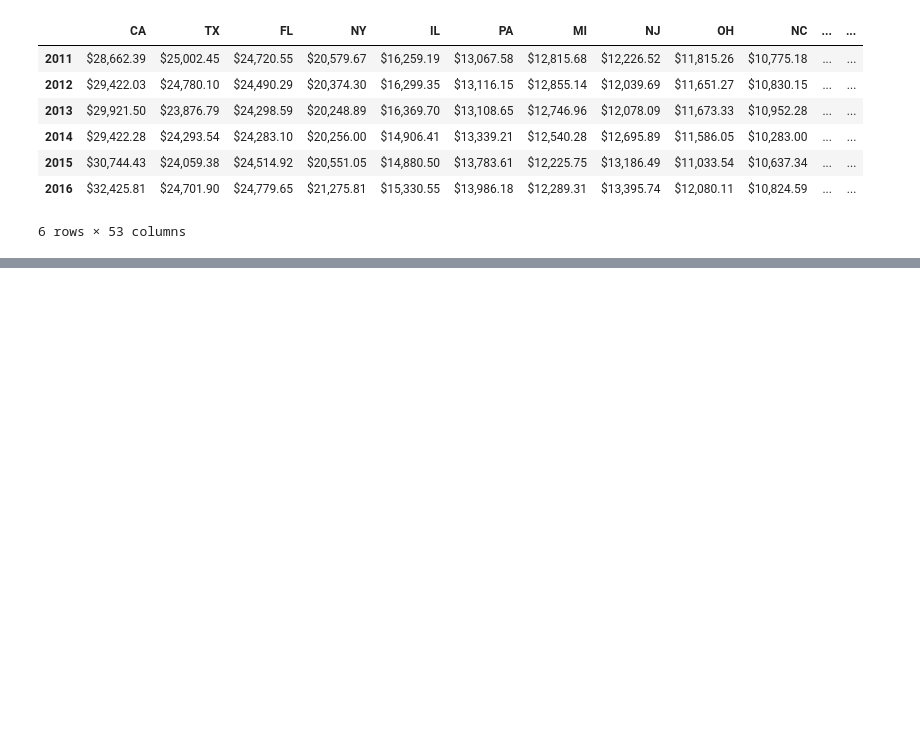
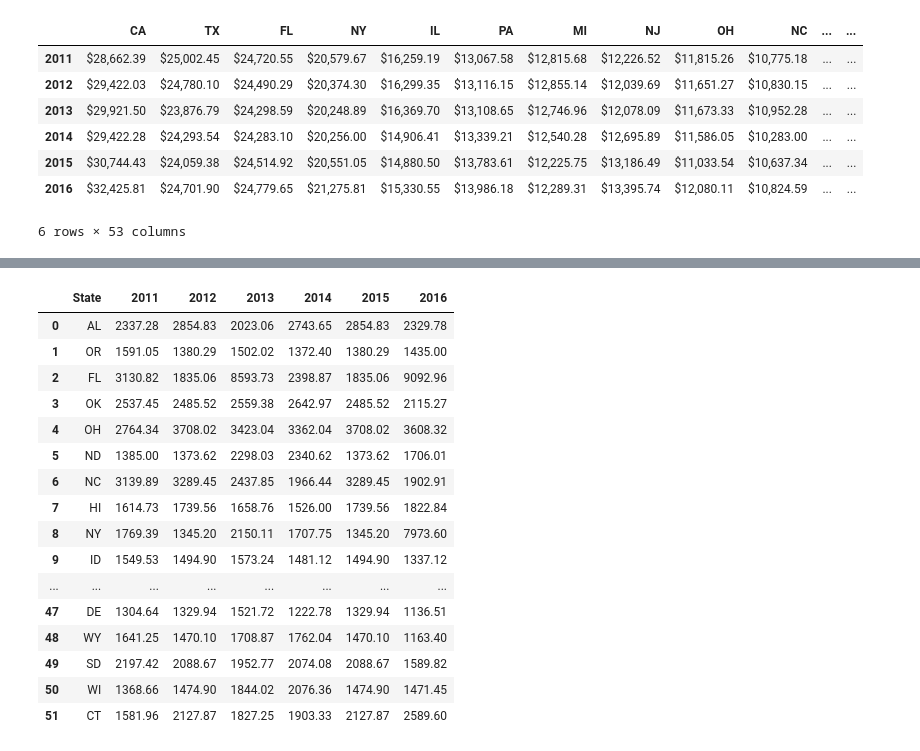
Before and after one commit to Rshn8411/project1, a Jupyter notebook: DL_Graphs/2011_2016_Graphs.ipynb, the cells around one changed output, grey strips where cells are left out. Drawn from its saved outputs; the diff is of its cells as text; code cells hidden in the pictures; blank space fills up the shorter version.

```diff
--- a/DL_Graphs/2011_2016_Graphs.ipynb
+++ b/DL_Graphs/2011_2016_Graphs.ipynb
@@ -150,0 +145,3 @@ mcs_low
+# %%
+obesity_df = pd.read_csv(path_obesity,skipinitialspace=True)
+obesity_df
@@ -150,0 +174,33 @@ mcs_low
+# %%
+state_obesity = obesity_df[['State', 'Year', 'Obese_Count']]
+
+# Obese Count broken into year by state (2011)
+state_obesity_11 = state_obesity.loc[(state_obesity['Year']== 2011),:]
+state_obesity_011 = state_obesity_11.drop(columns={'Year'})
+state_obesity_2011 = state_obesity_011.rename(columns= {'Obese_Count':2011})
+
+# Obese Count broken into year by state (2012)
+state_obesity_12 = state_obesity.loc[(state_obesity['Year']== 2012),:]
+state_obesity_012 = state_obesity_12.drop(columns={'Year'})
+state_obesity_2012 = state_obesity_012.rename(columns= {'Obese_Count':2012})
+
+# Obese Count broken into year by state (2013)
+state_obesity_13 = state_obesity.loc[(state_obesity['Year']== 2013),:]
+state_obesity_013 = state_obesity_13.drop(columns={'Year'})
+state_obesity_2013 = state_obesity_013.rename(columns= {'Obese_Count':2013})
+
+# Obese Count broken into year by state (2014)
+state_obesity_14 = state_obesity.loc[(state_obesity['Year']== 2014),:]
+state_obesity_014 = state_obesity_14.drop(columns={'Year'})
+state_obesity_2014 = state_obesity_014.rename(columns= {'Obese_Count':2014})
+
+# Obese Count broken into year by state (2015)
+state_obesity_15 = state_obesity.loc[(state_obesity['Year']== 2015),:]
+state_obesity_015 = state_obesity_12.drop(columns={'Year'})
+state_obesity_2015 = state_obesity_012.rename(columns= {'Obese_Count':2015})
+
+# Obese Count broken into year by state (2016)
+state_obesity_16 = state_obesity.loc[(state_obesity['Year']== 2016),:]
+state_obesity_016 = state_obesity_16.drop(columns={'Year'})
+state_obesity_2016 = state_obesity_016.rename(columns= {'Obese_Count':2016})
+state_obesity_2016.head()
@@ -150,0 +214,24 @@ mcs_low
+# %%
+state_obese_count = state_obesity_2011.merge(state_obesity_2012,on='State').merge(
+        state_obesity_2013,on='State').merge(state_obesity_2014,on='State').merge(
+        state_obesity_2015,on='State').merge(state_obesity_2016,on='State')
+
+state_obese_count
+# %% [output]
+|  | State | 2011 | 2012 | 2013 | 2014 | 2015 | 2016 |
+| 0 | AL | 2337.28 | 2854.83 | 2023.06 | 2743.65 | 2854.83 | 2329.78 |
+| 1 | OR | 1591.05 | 1380.29 | 1502.02 | 1372.40 | 1380.29 | 1435.00 |
+| 2 | FL | 3130.82 | 1835.06 | 8593.73 | 2398.87 | 1835.06 | 9092.96 |
+| 3 | OK | 2537.45 | 2485.52 | 2559.38 | 2642.97 | 2485.52 | 2115.27 |
+| 4 | OH | 2764.34 | 3708.02 | 3423.04 | 3362.04 | 3708.02 | 3608.32 |
+| 5 | ND | 1385.00 | 1373.62 | 2298.03 | 2340.62 | 1373.62 | 1706.01 |
+| 6 | NC | 3139.89 | 3289.45 | 2437.85 | 1966.44 | 3289.45 | 1902.91 |
+| 7 | HI | 1614.73 | 1739.56 | 1658.76 | 1526.00 | 1739.56 | 1822.84 |
+| 8 | NY | 1769.39 | 1345.20 | 2150.11 | 1707.75 | 1345.20 | 7973.60 |
+| 9 | ID | 1549.53 | 1494.90 | 1573.24 | 1481.12 | 1494.90 | 1337.12 |
+| ... | ... | ... | ... | ... | ... | ... | ... |
+| 47 | DE | 1304.64 | 1329.94 | 1521.72 | 1222.78 | 1329.94 | 1136.51 |
+| 48 | WY | 1641.25 | 1470.10 | 1708.87 | 1762.04 | 1470.10 | 1163.40 |
+| 49 | SD | 2197.42 | 2088.67 | 1952.77 | 2074.08 | 2088.67 | 1589.82 |
+| 50 | WI | 1368.66 | 1474.90 | 1844.02 | 2076.36 | 1474.90 | 1471.45 |
+| 51 | CT | 1581.96 | 2127.87 | 1827.25 | 1903.33 | 2127.87 | 2589.60 |
```
Also changed, not shown: parts of 8 cells of this notebook, 7 other files.
